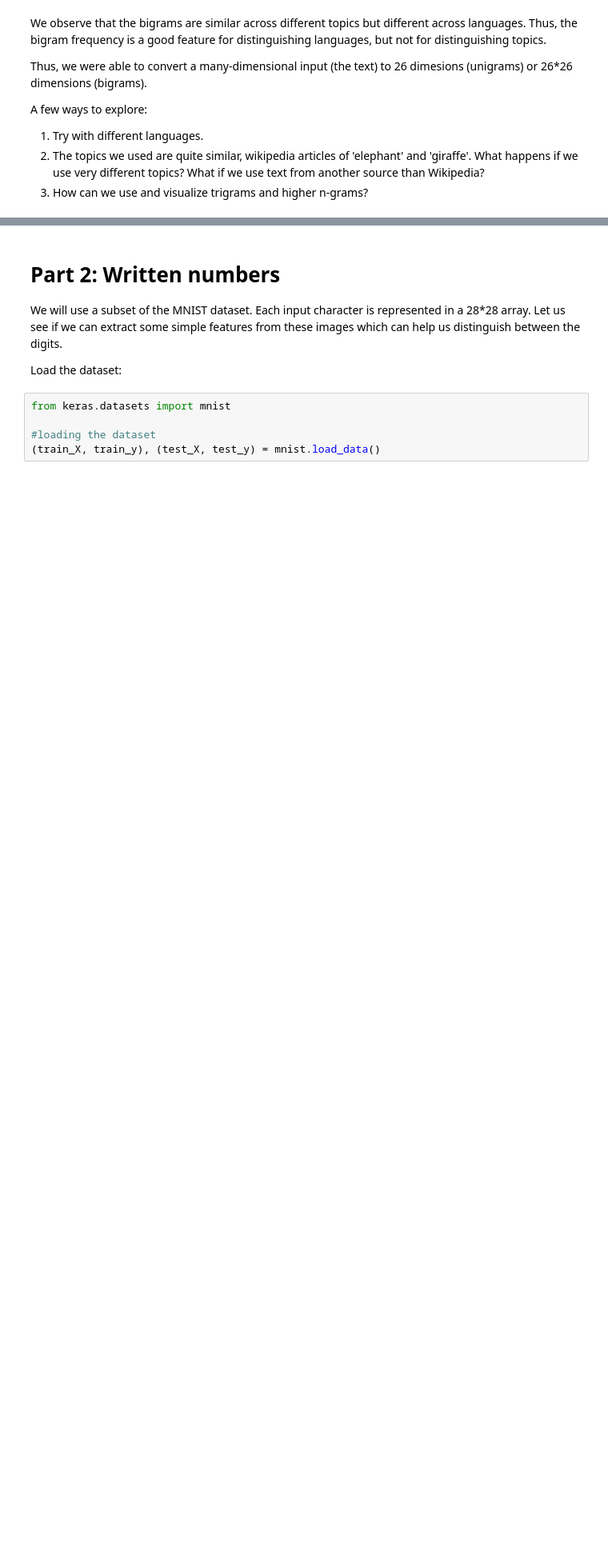
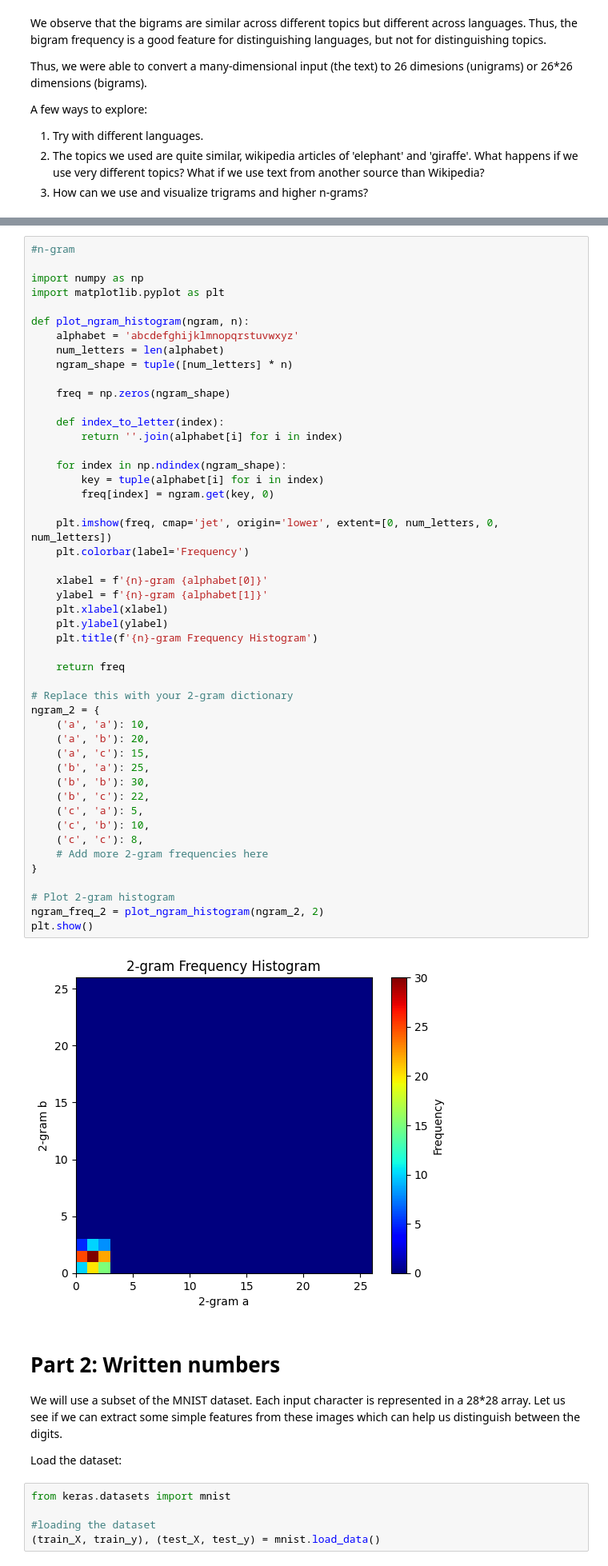
Before and after one commit to VyjayantiN/FMML-Projects-Assignments-2023, a Jupyter notebook: Module_01_Lab_01_Features.ipynb, the cells around one changed output, grey strips where cells are left out. Shown at 80% size. Cells and saved outputs as stored; diff of their text form; blank space fills up the shorter version.

```diff
--- a/Module_01_Lab_01_Features.ipynb
+++ b/Module_01_Lab_01_Features.ipynb
@@ -225,3 +404,53 @@ A few ways to explore:
+# %%
+#n-gram
+
+import numpy as np
+import matplotlib.pyplot as plt
+
+def plot_ngram_histogram(ngram, n):
+    alphabet = 'abcdefghijklmnopqrstuvwxyz'
+    num_letters = len(alphabet)
+    ngram_shape = tuple([num_letters] * n)
+
+    freq = np.zeros(ngram_shape)
+
+    def index_to_letter(index):
+        return ''.join(alphabet[i] for i in index)
+
+    for index in np.ndindex(ngram_shape):
+        key = tuple(alphabet[i] for i in index)
+        freq[index] = ngram.get(key, 0)
+
+    plt.imshow(freq, cmap='jet', origin='lower', extent=[0, num_letters, 0, num_letters])
+    plt.colorbar(label='Frequency')
+
+    xlabel = f'{n}-gram {alphabet[0]}'
+    ylabel = f'{n}-gram {alphabet[1]}'
+    plt.xlabel(xlabel)
+    plt.ylabel(ylabel)
+    plt.title(f'{n}-gram Frequency Histogram')
+
+    return freq
+
+# Replace this with your 2-gram dictionary
+ngram_2 = {
+    ('a', 'a'): 10,
+    ('a', 'b'): 20,
+    ('a', 'c'): 15,
+    ('b', 'a'): 25,
+    ('b', 'b'): 30,
+    ('b', 'c'): 22,
+    ('c', 'a'): 5,
+    ('c', 'b'): 10,
+    ('c', 'c'): 8,
+    # Add more 2-gram frequencies here
+}
+
+# Plot 2-gram histogram
+ngram_freq_2 = plot_ngram_histogram(ngram_2, 2)
+plt.show()
+# %% [output]
+[figure, added]
 # %% [markdown]
 # Part 2: Written numbers
 
```
Also changed, not shown: parts of 12 cells of this notebook.
